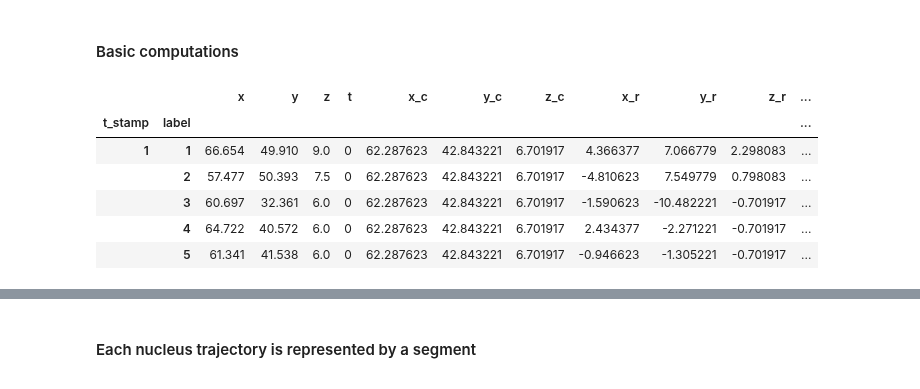
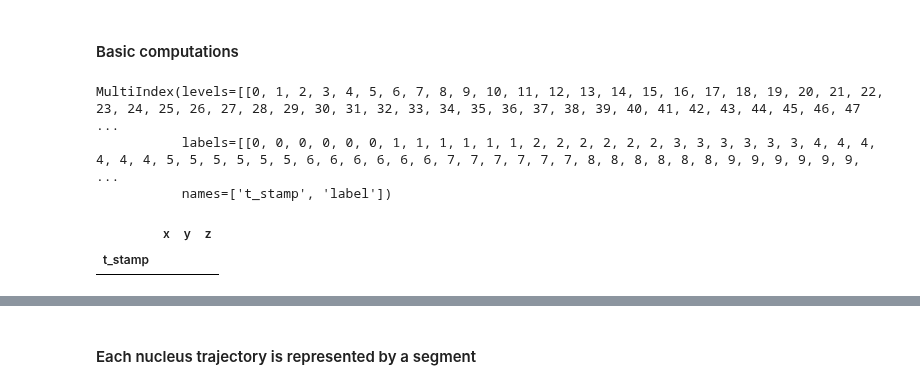
Before and after one commit to glyg/notebooks, a Jupyter notebook: cell-tracker/Analysis.ipynb, the cells around one changed output, grey strips where cells are left out. Saved outputs shown, nothing was run; the diff lists cells and outputs as text; code cells hidden in the pictures.

```diff
--- a/cell-tracker/Analysis.ipynb
+++ b/cell-tracker/Analysis.ipynb
@@ -42,12 +42,15 @@ cluster.was_scaled = True ### Set this to False if you need to scale the data to
 # %% [markdown]
 #### Basic computations
 # %%
-cluster.trajs.head()
+cluster.trajs.index
 # %% [output]
-|  |  | x | y | z | t | x_c | y_c | z_c | x_r | y_r | z_r | ... |
-| t_stamp | label |  |  |  |  |  |  |  |  |  |  | ... |
-| 1 | 1 | 66.654 | 49.910 | 9.0 | 0 | 62.287623 | 42.843221 | 6.701917 | 4.366377 | 7.066779 | 2.298083 | ... |
-|  | 2 | 57.477 | 50.393 | 7.5 | 0 | 62.287623 | 42.843221 | 6.701917 | -4.810623 | 7.549779 | 0.798083 | ... |
-|  | 3 | 60.697 | 32.361 | 6.0 | 0 | 62.287623 | 42.843221 | 6.701917 | -1.590623 | -10.482221 | -0.701917 | ... |
-|  | 4 | 64.722 | 40.572 | 6.0 | 0 | 62.287623 | 42.843221 | 6.701917 | 2.434377 | -2.271221 | -0.701917 | ... |
-|  | 5 | 61.341 | 41.538 | 6.0 | 0 | 62.287623 | 42.843221 | 6.701917 | -0.946623 | -1.305221 | -0.701917 | ... |
+MultiIndex(levels=[[0, 1, 2, 3, 4, 5, 6, 7, 8, 9, 10, 11, 12, 13, 14, 15, 16, 17, 18, 19, 20, 21, 22, 23, 24, 25, 26, 27, 28, 29, 30, 31, 32, 33, 34, 35, 36, 37, 38, 39, 40, 41, 42, 43, 44, 45, 46, 47 ...
+           labels=[[0, 0, 0, 0, 0, 0, 1, 1, 1, 1, 1, 1, 2, 2, 2, 2, 2, 2, 3, 3, 3, 3, 3, 3, 4, 4, 4, 4, 4, 4, 5, 5, 5, 5, 5, 5, 6, 6, 6, 6, 6, 6, 7, 7, 7, 7, 7, 7, 8, 8, 8, 8, 8, 8, 9, 9, 9, 9, 9, 9,  ...
+           names=['t_stamp', 'label'])
+# %%
+center_label=100
+coords=['x', 'y', 'z']
+cluster.trajs[coords].xs(center_label, level='label')
+# %% [output]
+|  | x | y | z |
+| t_stamp |  |  |  |
```
Also changed, not shown: parts of 15 cells of this notebook, 2 other files.
